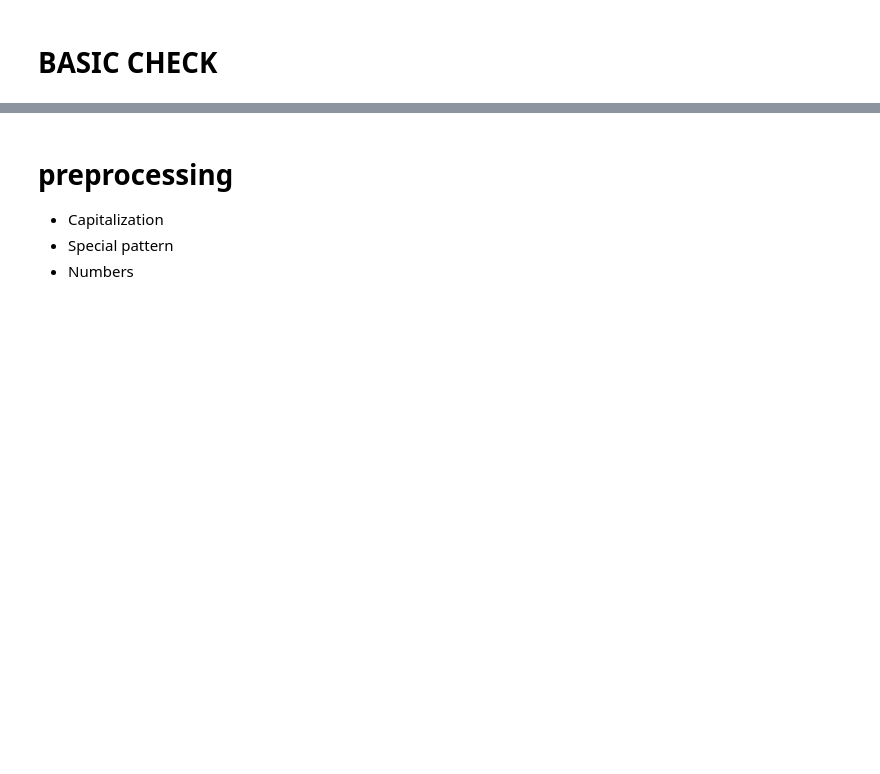
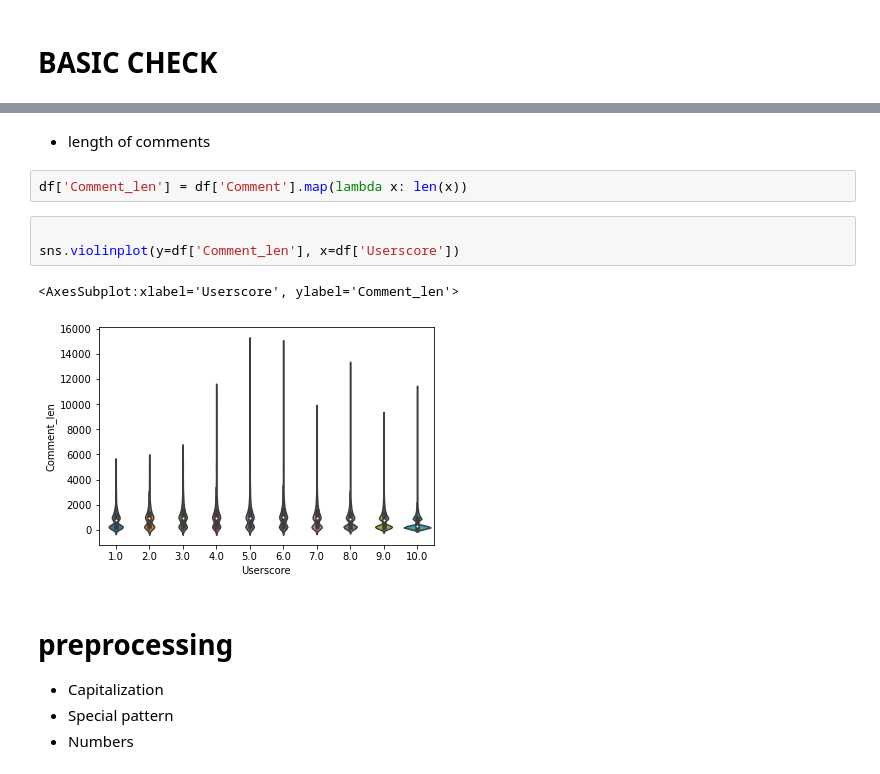
Before and after one commit to vivyhasadream/Game_Recommender_System_W_Sentimental_Analyzer, a Jupyter notebook: 2_EDA_NLP.ipynb, the cells around one changed output, grey strips where cells are left out. Drawn from its saved outputs; the diff is of its cells as text; blank space fills up the shorter version.

```diff
--- a/2_EDA_NLP.ipynb
+++ b/2_EDA_NLP.ipynb
@@ -55,3 +70,13 @@ df.Userscore.value_counts(normalize=True).sort_index().plot(kind='bar')
+# %% [markdown]
+- length of comments
+# %%
+df['Comment_len'] = df['Comment'].map(lambda x: len(x))
+# %%
+
+sns.violinplot(y=df['Comment_len'], x=df['Userscore'])
+# %% [output]
+<AxesSubplot:xlabel='Userscore', ylabel='Comment_len'>
+[figure, added]
 # %% [markdown]
 # preprocessing
 
```
Also changed, not shown: parts of 8 cells of this notebook, 2 other files.
